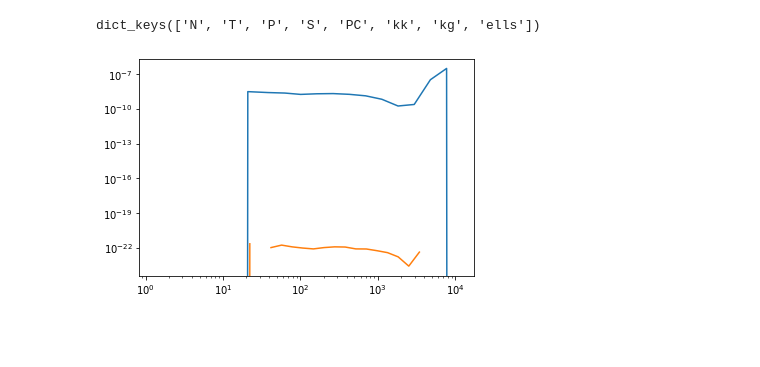
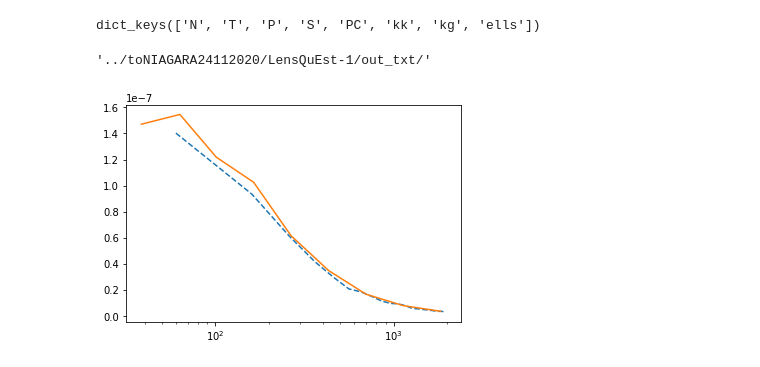
Before and after one commit to Saladino93/qelensingcomb, a Jupyter notebook: newcodecheck.ipynb, the cells around one changed output. Saved outputs shown, nothing was run; the diff lists cells and outputs as text; code cells hidden in the pictures; blank space fills up the shorter version.

Commit message:
plotting stuff

```diff
--- a/newcodecheck.ipynb
+++ b/newcodecheck.ipynb
@@ -116,8 +59,12 @@ dict_keys(['N', 'T', 'P', 'S', 'PC', 'kk', 'kg', 'ells'])
 # %%
 read_element = lambda key: np.load(P/f'{key}.npy')
 
+tipo = 'T'
 
-bias = read_element('T')
+bias = read_element(tipo)
+scatters = np.load(P/f'scatter_{tipo}.npy')
+
+kk = read_element('kk')
 ells = read_element('ells')
 # %%
 getNoah = lambda e, b, f: Noah[f'{e} {b}, {f}']
@@ -127,9 +80,21 @@ NoahT = getNoah_tSZ('QE', 'trispectrum')
 
 NoahCents = Noah['lCen']
+# %%
+'../toNIAGARA24112020/LensQuEst-1/out_txt/'
+# %% [output]
+'../toNIAGARA24112020/LensQuEst-1/out_txt/'
+# %%
+clkkmanu = 0.
+for num in range(5):
+    ll, clkkmanu_ = np.loadtxt(f'../toNIAGARA24112020/LensQuEst-1/out_txt/kk_{num}.txt', unpack = True)
+    clkkmanu += clkkmanu_
+clkkmanu /= 5
+# %%
+Plotting = u.Plotting('Biases', lminplot = 30, lmaxplot = 2000, xscale = 'log')
 # %%
-plt.plot(NoahCents, NoahT)
-plt.plot(ells, bias[0, 0])
-plt.yscale('log')
+Plotting.plotsel(ells, kk, ls = '--')
+Plotting.plotsel(ll, clkkmanu)
+#plt.yscale('log')
 plt.xscale('log')
 # %% [output]
-[figure, old version]
+[figure, new version]
```
Also changed, not shown: parts of 6 cells of this notebook, 2 other files.
